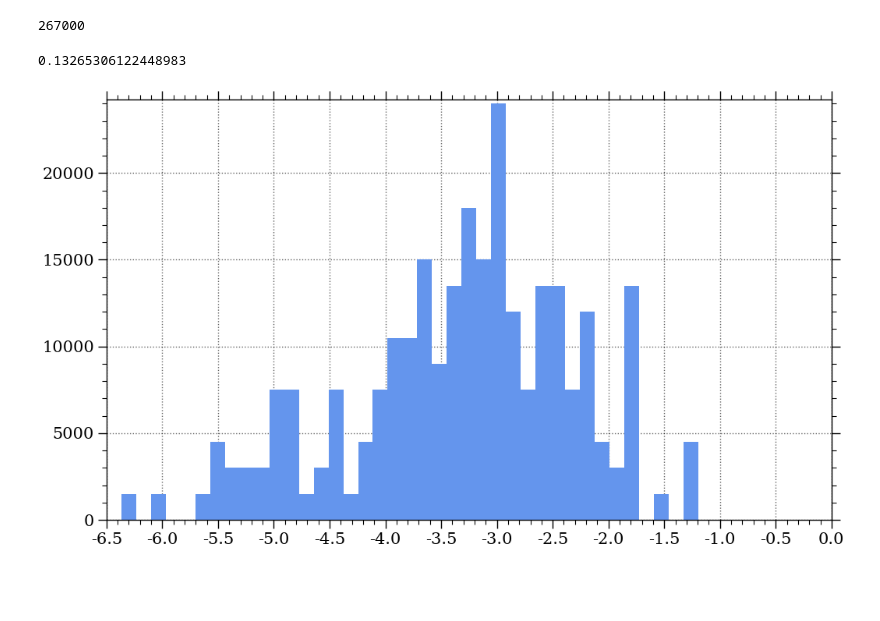
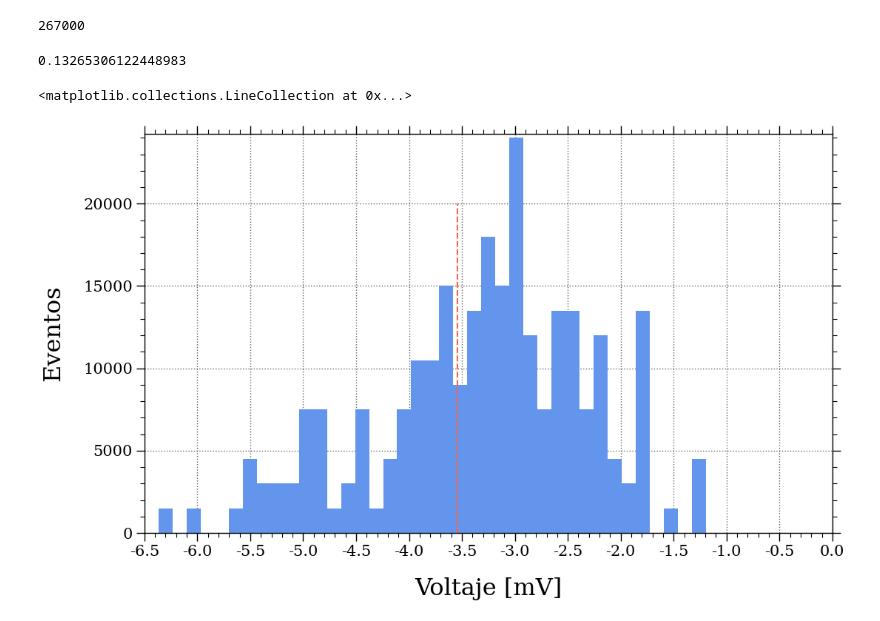
Before and after one commit to Luciocoro/Labo5-Fotones, a Jupyter notebook: Estadística.ipynb, the cells around one changed output. Cells and saved outputs as stored; diff of their text form; code cells hidden in the pictures; blank space fills up the shorter version.

```diff
--- a/Estadística.ipynb
+++ b/Estadística.ipynb
@@ -108,7 +108,7 @@ df = pd.read_csv(join(path, onlyfiles[2]))
 t = df['Datos'].values
 d = df["Tiempo"].values
 d_mean = np.mean(d)
-d_std = np.std(d)
+d_std = np.std(d*)
 
 #Peaks
 #Busco los picos en el conjunto de datos -d, para que los valles (que son nuestas detecciónes) se vuelvan picos y así detectarlos con find_peaks.
@@ -125,4 +125,8 @@ ax.set_xticks(xlabels)
 ax.set_xticklabels([f'{number:.3f}' for number in xlabels]);
 
 ax.scatter(peaks_t,-peaks_signal,color = 'tomato');
+
+ax.set_ylabel(r'Voltaje [mV]')
+ax.set_xlabel(r'tiempo [ms]')
+ax.set_title(rf'{onlyfiles[2]}')
 # %% [output]
@@ -150,15 +155,20 @@ print(len(flattened_peaks))
 # %%
 fig, ax = plt.subplots()
 start = -6.5
 bins = np.linspace(-6.5,0,endpoint = True)
 print(bins[1]-bins[0])
 # print(bins);
 ax.hist(x = flattened_peaks_mv, bins = bins);
 ax.set_xlim(bins[0],0)
 
 xlabels = np.arange(bins[0],0.5,0.5,)
 ax.set_xticks(xlabels)
 ax.set_xticklabels([f'{number:.1f}' for number in xlabels]);
+
+ax.set_ylabel(f'Eventos')
+ax.set_xlabel(f'Voltaje [mV]')
+ax.vlines(x = d_mean - d_std, ymin = 0, ymax = 20000,color = 'tomato',linestyles = 'dashed')
 # %% [output]
 0.13265306122448983
+<matplotlib.collections.LineCollection at 0x...>
-[figure, old version]
+[figure, new version]
```
Also changed, not shown: parts of 3 cells of this notebook.
